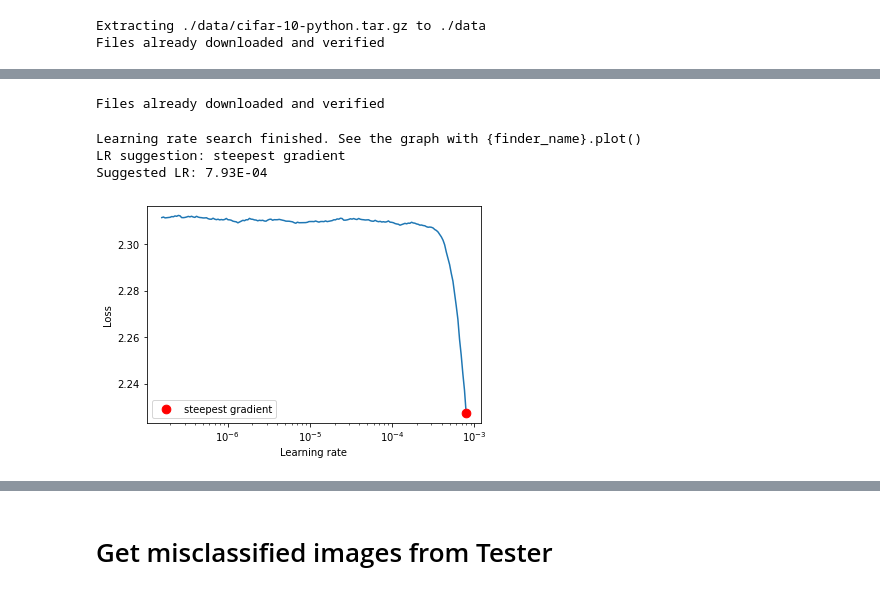
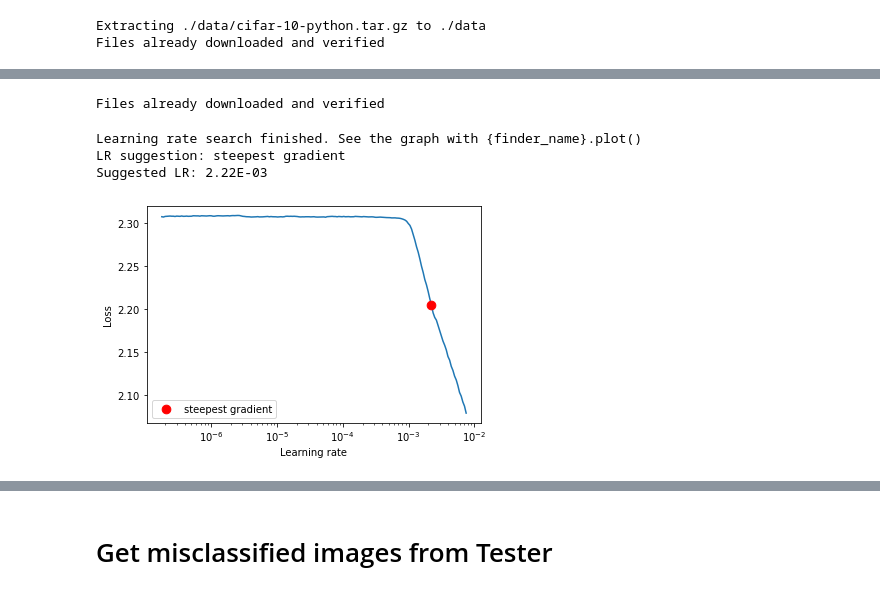
Before and after one commit to abhyuditjain/eva-8, a Jupyter notebook: session9/session9_assignment.ipynb, the cells around one changed output, grey strips where cells are left out. Drawn from its saved outputs; the diff is of its cells as text; code cells hidden in the pictures.

```diff
--- a/session9/session9_assignment.ipynb
+++ b/session9/session9_assignment.ipynb
@@ -98,24 +98,24 @@ show_training_images(train_loader, 20, cifar10.classes)
 # %%
 model = TransformerModel()
 
 cifar10_exp = Cifar10DataLoader(DefaultTransforms, 512, is_cuda_available, shuffle=False)
 train_loader_exp = cifar10_exp.get_loader(train=True)
 
 optimizer = optim.Adam(model.parameters(), lr=1e-7)
 criterion = nn.CrossEntropyLoss()
 
 min_loss, max_lr = get_lr(
         model=model,
         train_loader=train_loader_exp,
         optimizer=optimizer,
         criterion=criterion,
         device=device,
-        end_lr=0.001,
+        end_lr=0.01,
         num_iter=200,
     )
 # %% [output]
 Files already downloaded and verified
 Learning rate search finished. See the graph with {finder_name}.plot()
 LR suggestion: steepest gradient
-Suggested LR: 7.93E-04
+Suggested LR: 2.22E-03
-[figure, old version]
+[figure, new version]
```
Also changed, not shown: parts of 8 cells of this notebook, 6 other files.
